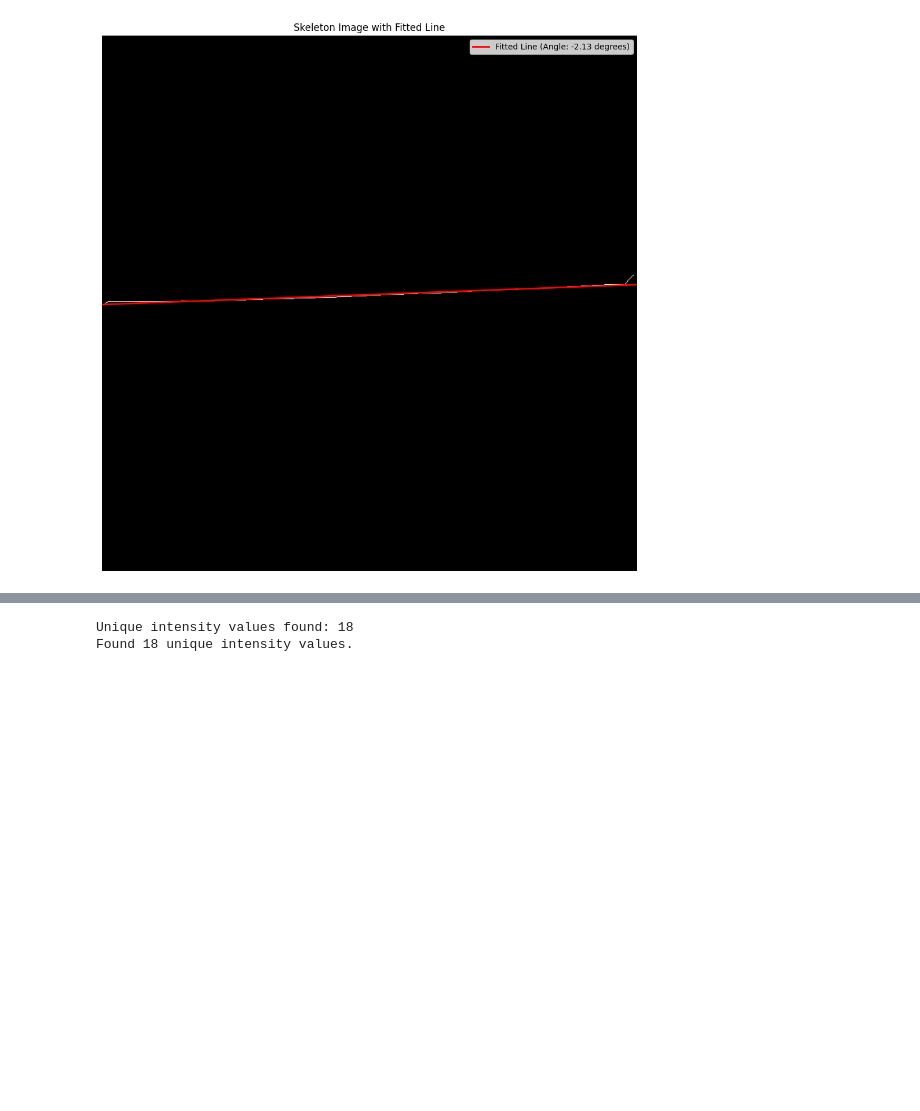
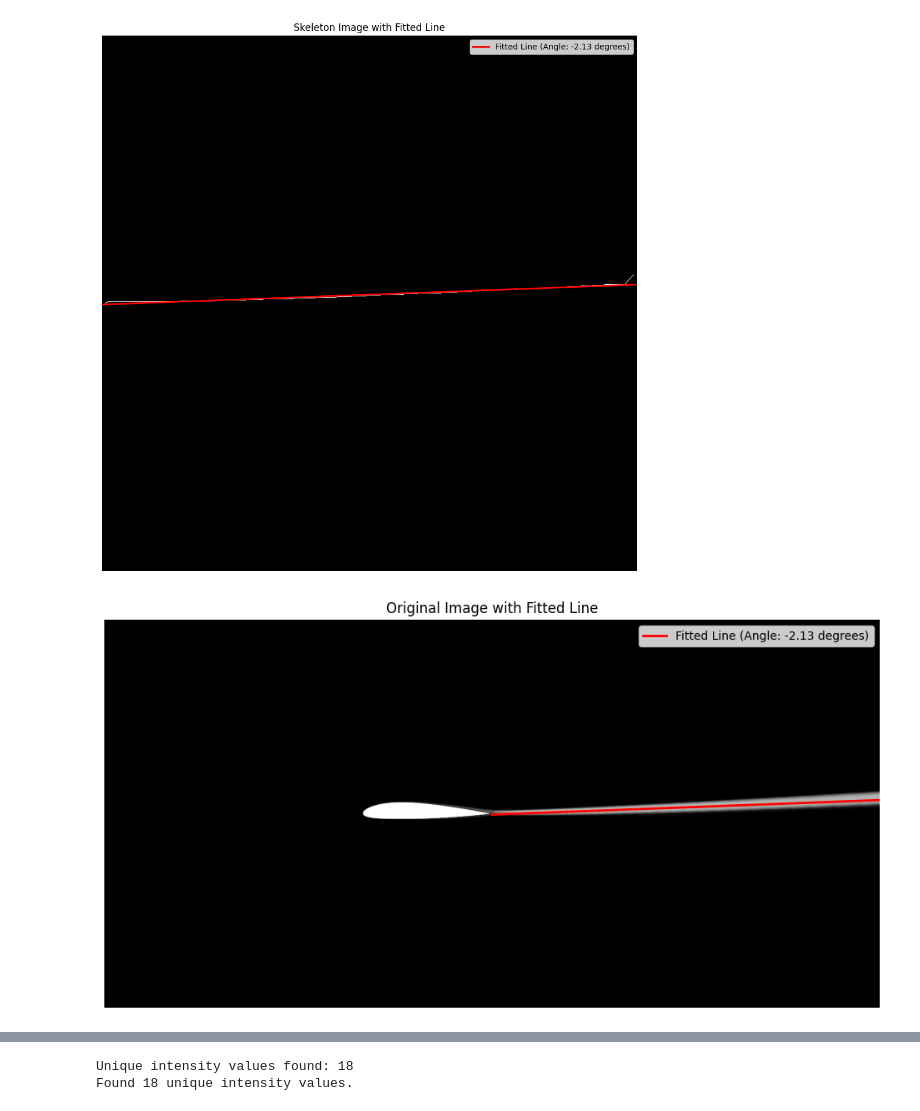
Before and after one commit to krngd2/AirfranceDatasetAnalysis, a Jupyter notebook: UxFeatureExtraction.ipynb, the cells around one changed output, grey strips where cells are left out. Drawn from its saved outputs; the diff is of its cells as text; code cells hidden in the pictures; blank space fills up the shorter version.

Commit message:
Tail angles done

```diff
--- a/UxFeatureExtraction.ipynb
+++ b/UxFeatureExtraction.ipynb
@@ -173,3 +128,17 @@ plt.show()
 # %% [output]
 Angle from polyfit: -2.13 degrees
 [figure]
+# %%
+# here i want to plot the angle of line in the original image
+fig, ax = plt.subplots(1, 1, figsize=(12, 12))
+ax.axis('off')
+ax.imshow(img, cmap='gray')
+# Draw the fitted line on the original image
+x_line_orig = np.linspace(half_width, width - 1, 100)
+y_line_orig = slope * (x_line_orig - half_width) + intercept
+ax.plot(x_line_orig, y_line_orig, color='red', linewidth=2, label=f'Fitted Line (Angle: {angle:.2f} degrees)')
+ax.set_title('Original Image with Fitted Line')
+ax.legend()
+plt.show()
+# %% [output]
+[figure, added]
```
Also changed, not shown: parts of 5 cells of this notebook.
